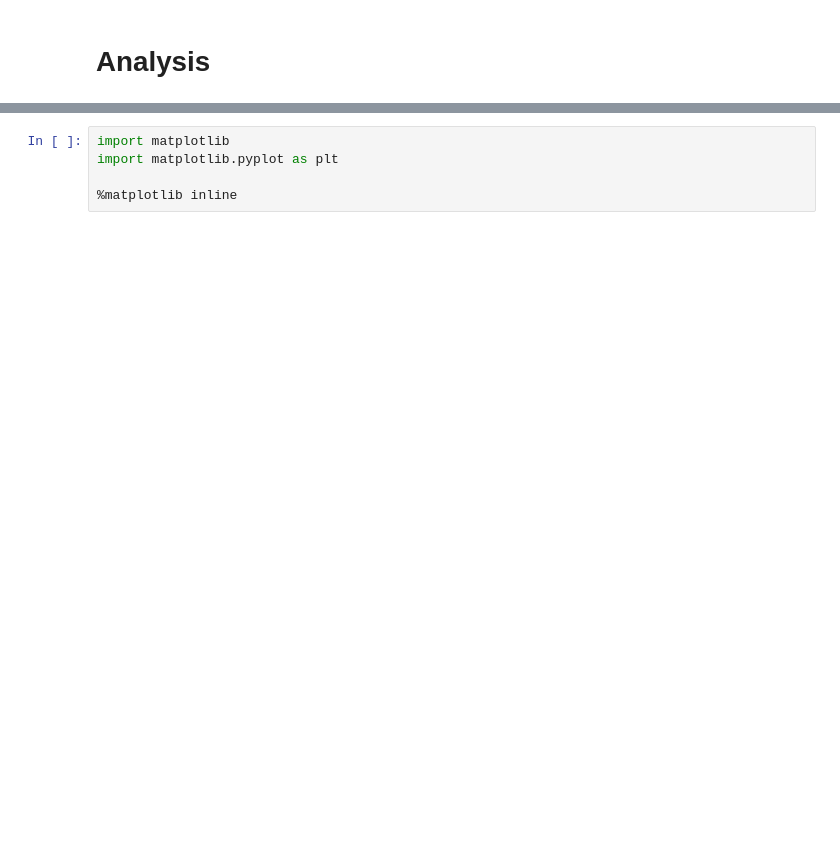
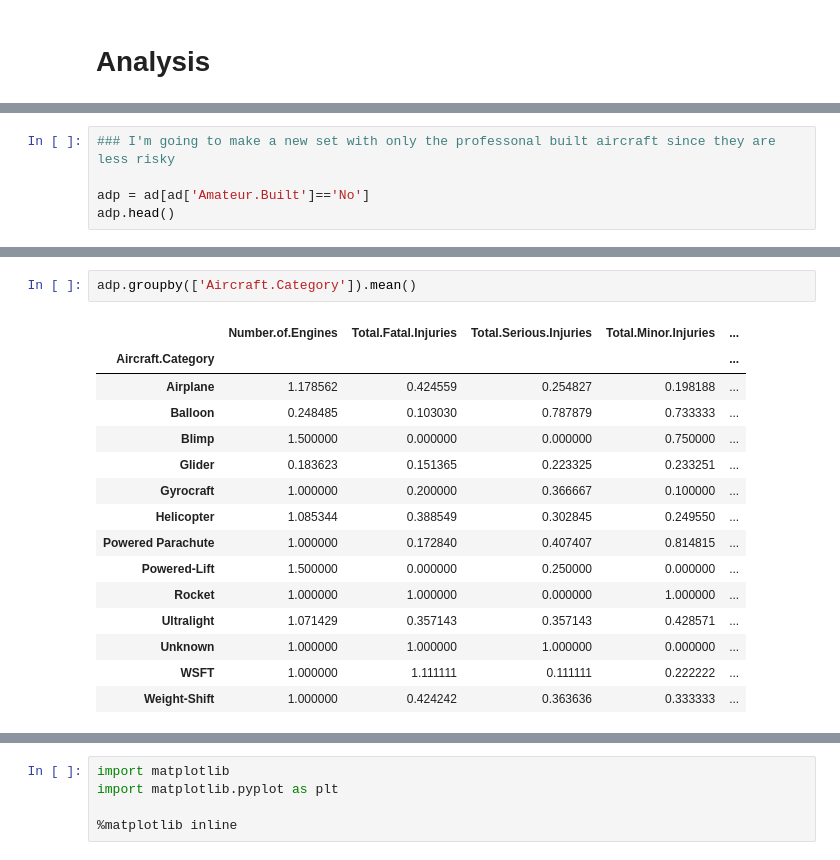
Before and after one commit to josh-g-grimes/Aviation-Data, a Jupyter notebook: notebook.ipynb, the cells around one changed output, grey strips where cells are left out. Saved outputs shown, nothing was run; the diff lists cells and outputs as text; blank space fills up the shorter version.

```diff
--- a/notebook.ipynb
+++ b/notebook.ipynb
@@ -137,0 +167,5 @@ ad.groupby(['Amateur.Built']).sum()
+# %%
+### I'm going to make a new set with only the professonal built aircraft since they are less risky
+
+adp = ad[ad['Amateur.Built']=='No']
+adp.head()
@@ -137,0 +179,18 @@ ad.groupby(['Amateur.Built']).sum()
+# %%
+adp.groupby(['Aircraft.Category']).mean()
+# %% [output]
+|  | Number.of.Engines | Total.Fatal.Injuries | Total.Serious.Injuries | Total.Minor.Injuries | ... |
+| Aircraft.Category |  |  |  |  | ... |
+| Airplane | 1.178562 | 0.424559 | 0.254827 | 0.198188 | ... |
+| Balloon | 0.248485 | 0.103030 | 0.787879 | 0.733333 | ... |
+| Blimp | 1.500000 | 0.000000 | 0.000000 | 0.750000 | ... |
+| Glider | 0.183623 | 0.151365 | 0.223325 | 0.233251 | ... |
+| Gyrocraft | 1.000000 | 0.200000 | 0.366667 | 0.100000 | ... |
+| Helicopter | 1.085344 | 0.388549 | 0.302845 | 0.249550 | ... |
+| Powered Parachute | 1.000000 | 0.172840 | 0.407407 | 0.814815 | ... |
+| Powered-Lift | 1.500000 | 0.000000 | 0.250000 | 0.000000 | ... |
+| Rocket | 1.000000 | 1.000000 | 0.000000 | 1.000000 | ... |
+| Ultralight | 1.071429 | 0.357143 | 0.357143 | 0.428571 | ... |
+| Unknown | 1.000000 | 1.000000 | 1.000000 | 0.000000 | ... |
+| WSFT | 1.000000 | 1.111111 | 0.111111 | 0.222222 | ... |
+| Weight-Shift | 1.000000 | 0.424242 | 0.363636 | 0.333333 | ... |
```
Also changed, not shown: parts of 36 cells of this notebook.
